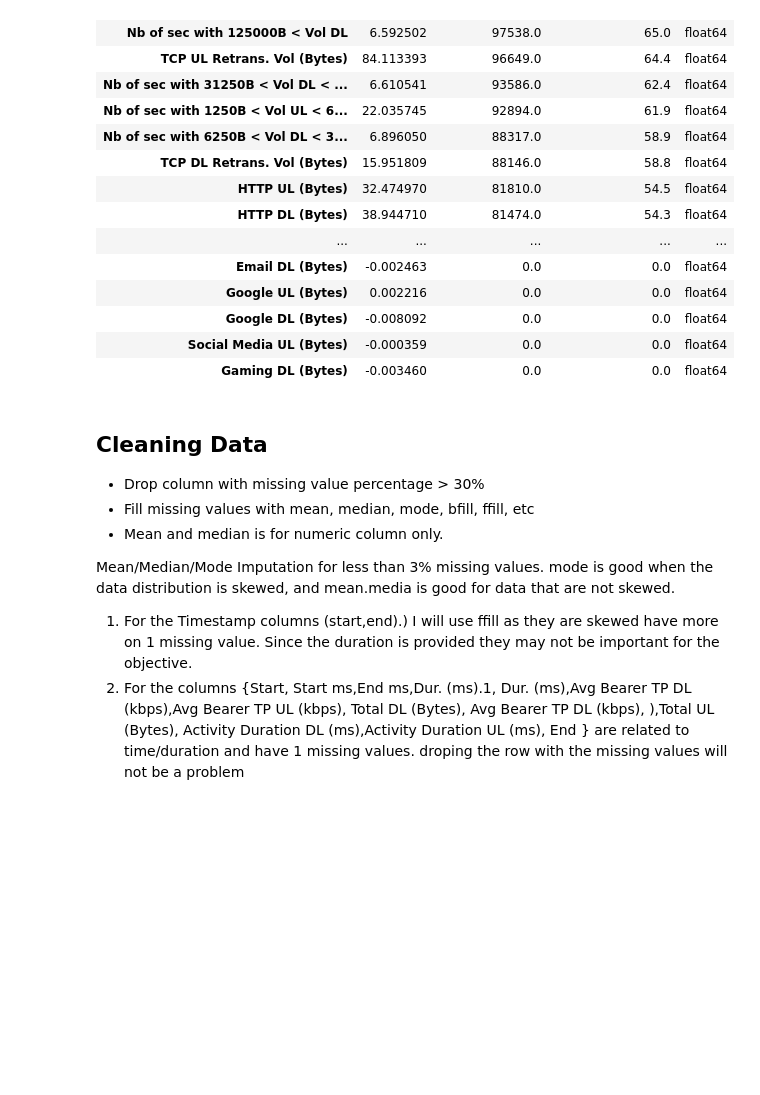
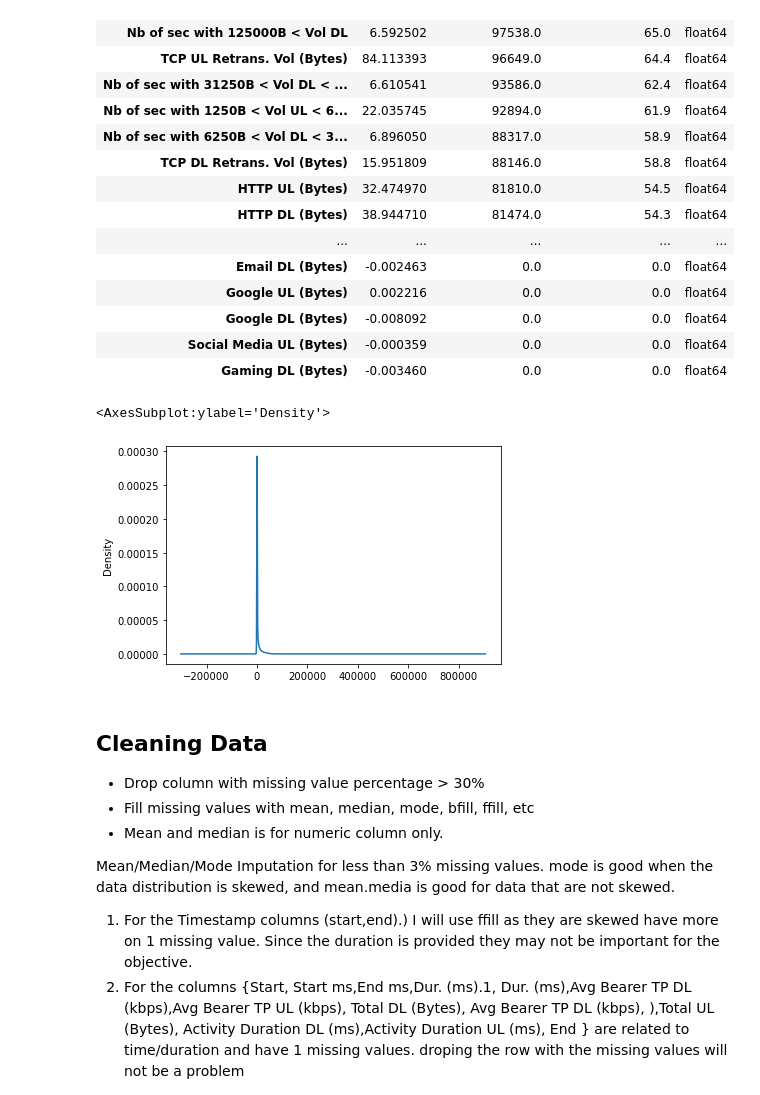
Before and after one commit to degagawolde/User-Analytics-Telecommunication-Industry, a Jupyter notebook: notebook/Data-Cleaning-Transforming-Extraction.ipynb, the cells around one changed output. Saved outputs shown, nothing was run; the diff lists cells and outputs as text; code cells hidden in the pictures; blank space fills up the shorter version.

```diff
--- a/notebook/Data-Cleaning-Transforming-Extraction.ipynb
+++ b/notebook/Data-Cleaning-Transforming-Extraction.ipynb
@@ -221,6 +221,12 @@ df.sort_values(by='Missing Values', ascending=False)
 | Google DL (Bytes) | -0.008092 | 0.0 | 0.0 | float64 |
 | Social Media UL (Bytes) | -0.000359 | 0.0 | 0.0 | float64 |
 | Gaming DL (Bytes) | -0.003460 | 0.0 | 0.0 | float64 |
+# %%
+df_from_excell['Nb of sec with Vol UL < 1250B'].plot(kind='kde')
+# MSISDN/Number
+# %% [output]
+<AxesSubplot:ylabel='Density'>
+[figure, added]
 # %% [markdown]
 ## Cleaning Data
 - Drop column with missing value percentage > 30%
```
Also changed, not shown: parts of 21 cells of this notebook, 3 other files.
